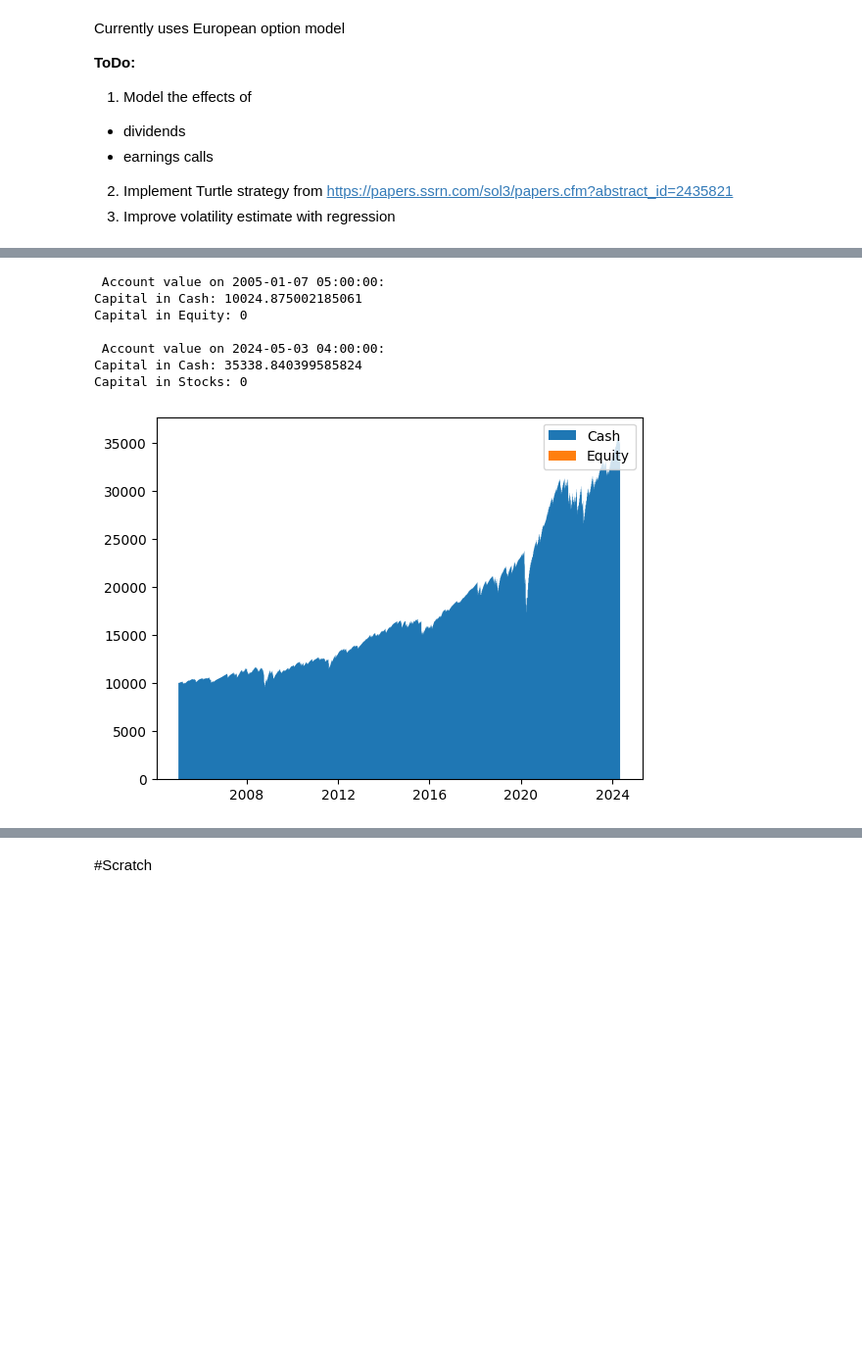
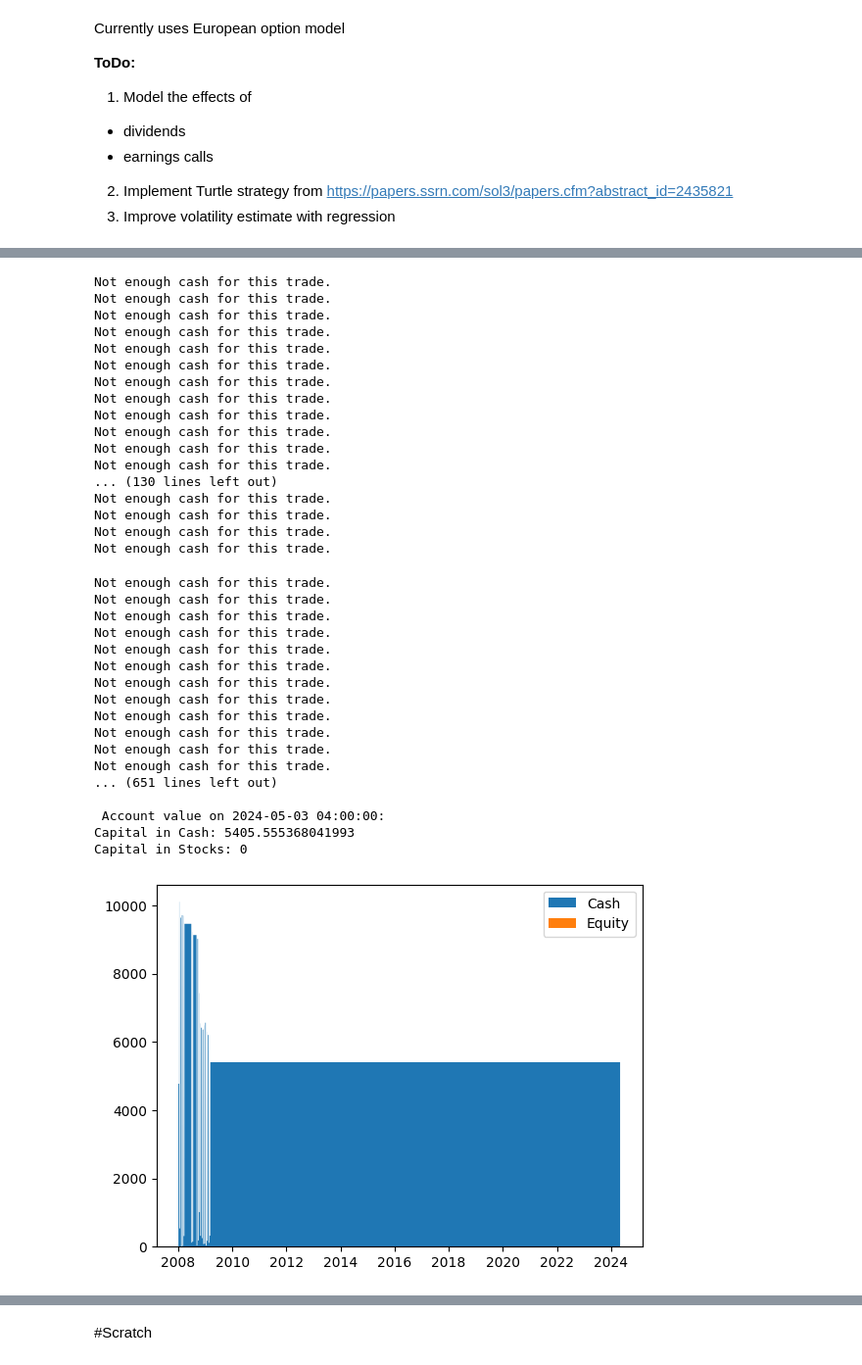
Before and after one commit to jaindeepali/backtest, a Jupyter notebook: Backtest.ipynb, the cells around one changed output, grey strips where cells are left out. Shown at 98% size. Cells and saved outputs as stored; diff of their text form; code cells hidden in the pictures; blank space fills up the shorter version.

```diff
--- a/Backtest.ipynb
+++ b/Backtest.ipynb
@@ -370,39 +410,66 @@ Capital in Stocks: 511.2900085449219
 # %%
 #@title Sell Puts
 class SellingPuts(Strategy):
   def __init__(self, put_strike_percentage=0.01, size=100, **kwargs):
     self._put_strike_percentage = put_strike_percentage
     self._size = size
     super().__init__(**kwargs)
 
   def _create_new_positions(self):
     if dt.datetime.weekday(hist.index[self._step]) == 4:
       price = self._hist['Close'][self._step]
       volatility = self._hist['Realized Volatility'][self._step]
       strike = price*(1 - volatility*self._put_strike_percentage)
       position = Position(eq_type = "PUT",
                           status = "SOLD",
                           start = self._step,
                           size = self._size,
                           expiration = 7,
-                          collateral = 0,
+                          collateral = strike * self._size,
                           start_price = -1,
                           strike = strike)
       self._trade_option(is_new_position=True, position=position)
 
 
 ps_strategy = SellingPuts()
 ps_strategy.run()
 ps_strategy.report(plot=True)
 # %% [output]
- Account value on 2005-01-07 05:00:00:
-Capital in Cash: 10024.875002185061
-Capital in Equity: 0
-
- Account value on 2024-05-03 04:00:00:
-Capital in Cash: 35338.840399585824
-Capital in Stocks: 0
+Not enough cash for this trade.
+Not enough cash for this trade.
+Not enough cash for this trade.
+Not enough cash for this trade.
+Not enough cash for this trade.
+Not enough cash for this trade.
+Not enough cash for this trade.
+Not enough cash for this trade.
+Not enough cash for this trade.
+Not enough cash for this trade.
+Not enough cash for this trade.
+Not enough cash for this trade.
+... (130 lines left out)
+Not enough cash for this trade.
+Not enough cash for this trade.
+Not enough cash for this trade.
+Not enough cash for this trade.
+Not enough cash for this trade.
+Not enough cash for this trade.
+Not enough cash for this trade.
+Not enough cash for this trade.
+Not enough cash for this trade.
+Not enough cash for this trade.
+Not enough cash for this trade.
+Not enough cash for this trade.
+Not enough cash for this trade.
+Not enough cash for this trade.
+Not enough cash for this trade.
+Not enough cash for this trade.
+... (651 lines left out)
+
+ Account value on 2024-05-03 04:00:00:
+Capital in Cash: 5405.555368041993
+Capital in Stocks: 0
-[figure, old version]
+[figure, new version]
 # %%
 #@title Selling Calls
 
```
Also changed, not shown: parts of 11 cells of this notebook.
